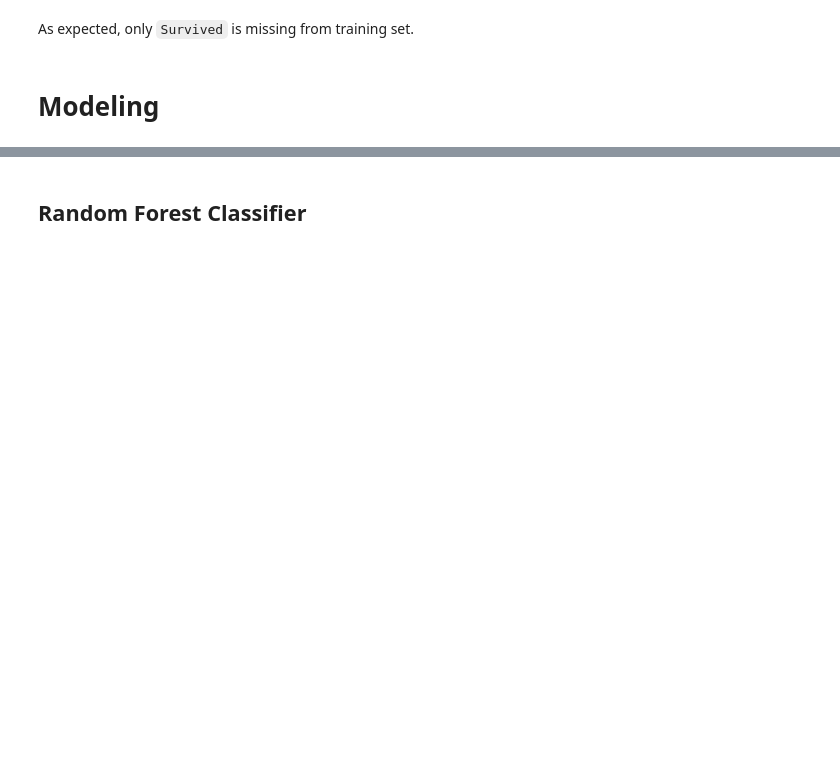
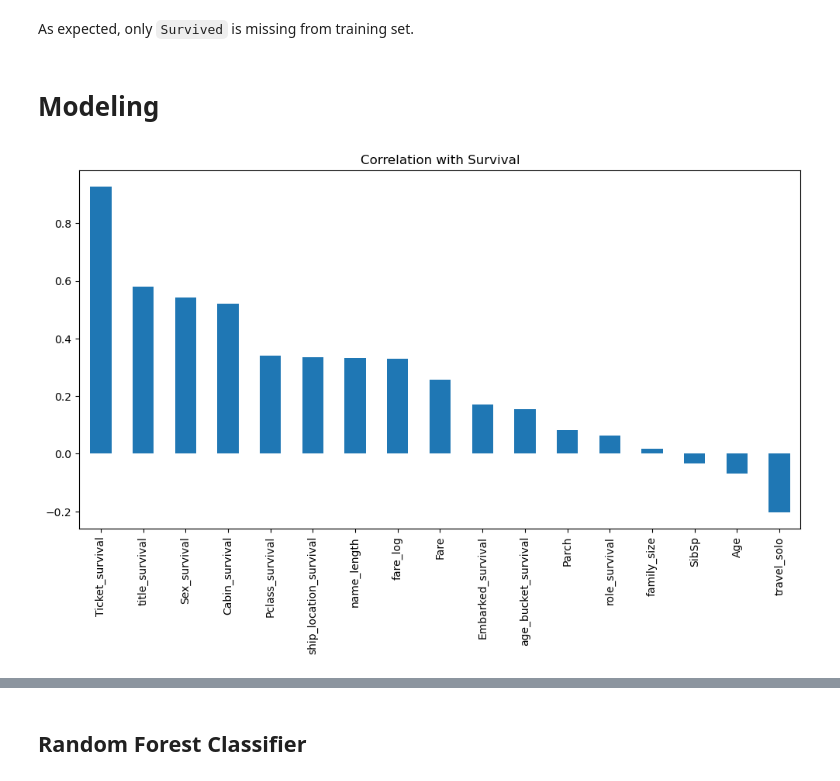
Before and after one commit to levimjoseph/kaggle-public, a Jupyter notebook: titanic-classification.ipynb, the cells around one changed output, grey strips where cells are left out. Drawn from its saved outputs; the diff is of its cells as text; code cells hidden in the pictures; blank space fills up the shorter version.

```diff
--- a/titanic-classification.ipynb
+++ b/titanic-classification.ipynb
@@ -440,6 +440,9 @@ plt.show()
 [figure]
 # %% [markdown]
 Both "important" and "officer" roles appear to improve survival rate.
+# %%
+train_df['name_length'] = train_df['Name'].str.len()
+test_df['name_length'] = test_df['Name'].str.len()
 # %% [markdown]
 ### Ship Location
 
@@ -543,7 +546,7 @@ test_df['travel_solo'] = test_df['family_size'].apply(lambda x: 1 if x==1 else 0
 ### Drop Columns
 # %%
 # drop columns
-drop_col_list = ['Name', 'Ticket', 'Cabin', 'title']
+drop_col_list = ['Name', 'Ticket', 'Cabin']
 
 train_df.drop(drop_col_list, inplace=True, axis=1)
 test_df.drop(drop_col_list, inplace=True, axis=1)
@@ -551,7 +554,7 @@ test_df.drop(drop_col_list, inplace=True, axis=1)
 ### Encode Categorical
 # %%
 # make dummies for the remainder
-dummy_perc_col_list = ['Pclass', 'Sex', 'Embarked', 'age_bucket', 'role', 'ship_location']
+dummy_perc_col_list = ['Pclass', 'Sex', 'Embarked', 'age_bucket', 'title', 'role', 'ship_location']
 
 # convert to dummy percentages for the remainder
 for col in dummy_perc_col_list:
@@ -601,6 +613,14 @@ Missing columns in train not in test: {'Survived'}
 As expected, only `Survived` is missing from training set.
 # %% [markdown]
 # Modeling
+# %%
+# correlation graph with survival
+correlation = train_df.iloc[:, 1:].corr()['Survived'].sort_values(ascending=False)
+
+correlation[1:].plot(kind='bar', figsize=(12,6), title='Correlation with Survival')
+plt.show()
+# %% [output]
+[figure, added]
 # %%
 # split train into x and y
 dependent_variable = 'Survived'
```
Also changed, not shown: parts of 18 cells of this notebook.
